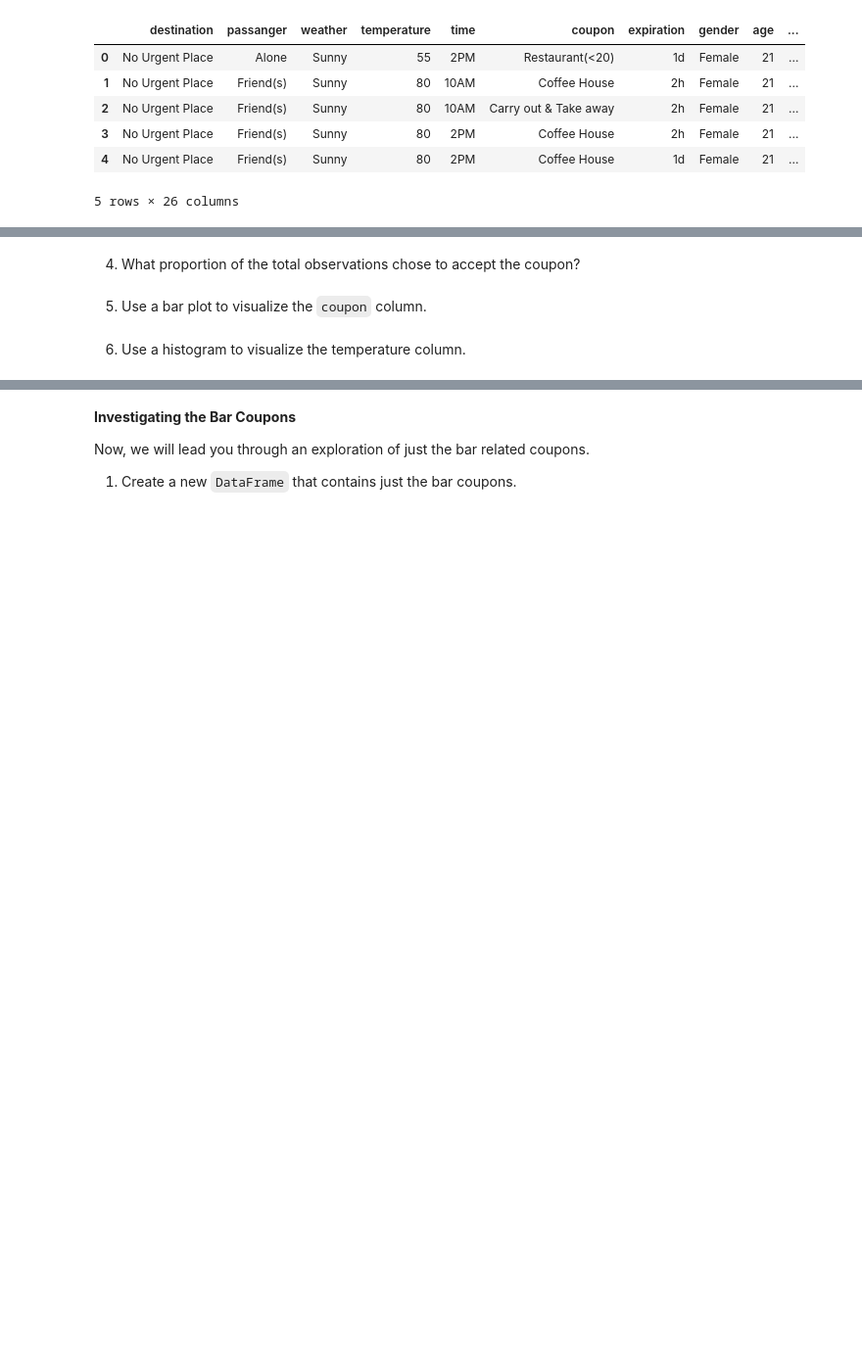
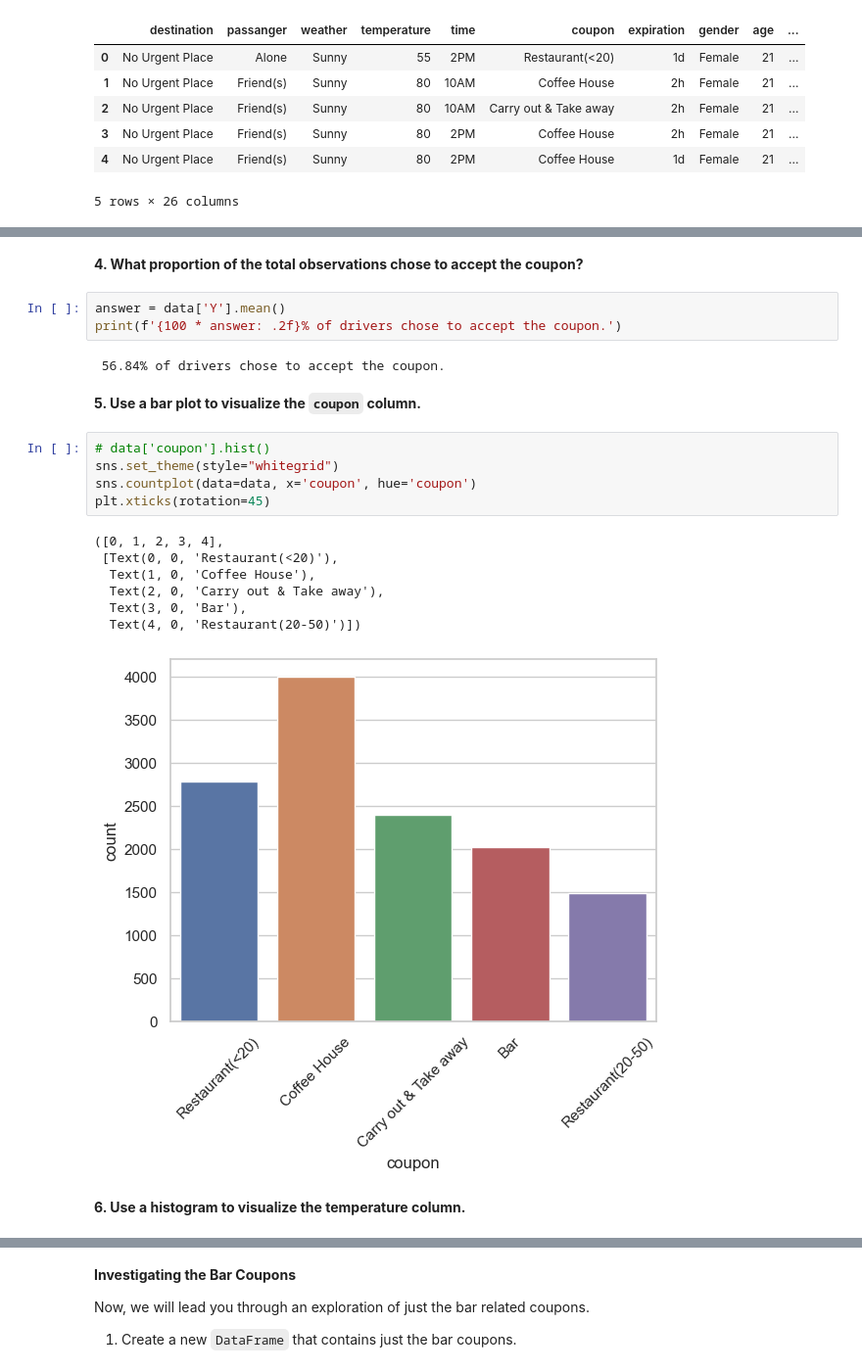
Before and after one commit to siraj-ahmed-cal/practical-application-1, a Jupyter notebook: prompt.ipynb, the cells around one changed output, grey strips where cells are left out. Shown at 98% size. Saved outputs shown, nothing was run; the diff lists cells and outputs as text; blank space fills up the shorter version.

```diff
--- a/prompt.ipynb
+++ b/prompt.ipynb
@@ -84,6 +193,24 @@ data.head()
 # %% [markdown]
-4. What proportion of the total observations chose to accept the coupon?
+**4. What proportion of the total observations chose to accept the coupon?**
+# %%
+answer = data['Y'].mean()
+print(f'{100 * answer: .2f}% of drivers chose to accept the coupon.')
+# %% [output]
+ 56.84% of drivers chose to accept the coupon.
 # %% [markdown]
-5. Use a bar plot to visualize the `coupon` column.
+**5. Use a bar plot to visualize the `coupon` column.**
+# %%
+# data['coupon'].hist()
+sns.set_theme(style="whitegrid")
+sns.countplot(data=data, x='coupon', hue='coupon')
+plt.xticks(rotation=45)
+# %% [output]
+([0, 1, 2, 3, 4],
+ [Text(0, 0, 'Restaurant(<20)'),
+  Text(1, 0, 'Coffee House'),
+  Text(2, 0, 'Carry out & Take away'),
+  Text(3, 0, 'Bar'),
+  Text(4, 0, 'Restaurant(20-50)')])
+[figure, added]
 # %% [markdown]
-6. Use a histogram to visualize the temperature column.
+**6. Use a histogram to visualize the temperature column.**
```
Also changed, not shown: parts of 22 cells of this notebook.
